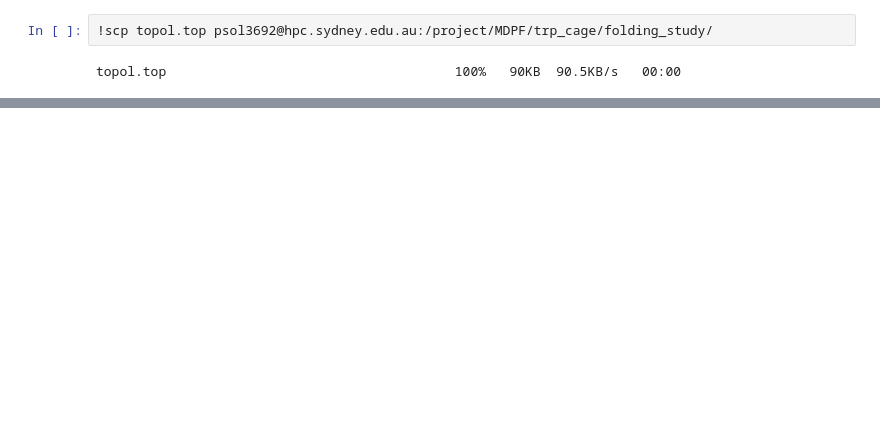
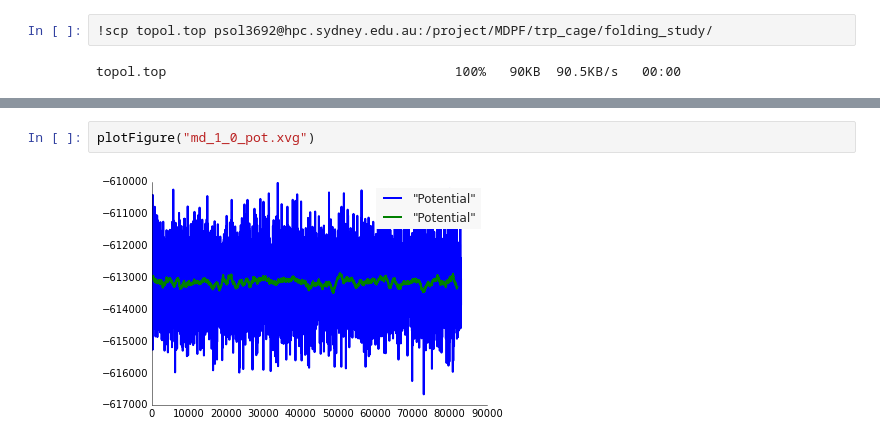
Before and after one commit to Balderscape/honours, a Jupyter notebook: notebooks/computational/trp_cage/folding_study_with_heavy_hydrogen/folding_study_local.ipynb, the cells around one changed output, grey strips where cells are left out. Drawn from its saved outputs; the diff is of its cells as text; blank space fills up the shorter version.

```diff
--- a/notebooks/computational/trp_cage/folding_study_with_heavy_hydrogen/folding_study_local.ipynb
+++ b/notebooks/computational/trp_cage/folding_study_with_heavy_hydrogen/folding_study_local.ipynb
@@ -391,0 +447,4 @@ topol.top                                     100%   90KB  90.5KB/s   00:00
+# %%
+plotFigure("md_1_0_pot.xvg")
+# %% [output]
+[figure, added]
```
Also changed, not shown: parts of 10 cells of this notebook, 2 other files.
